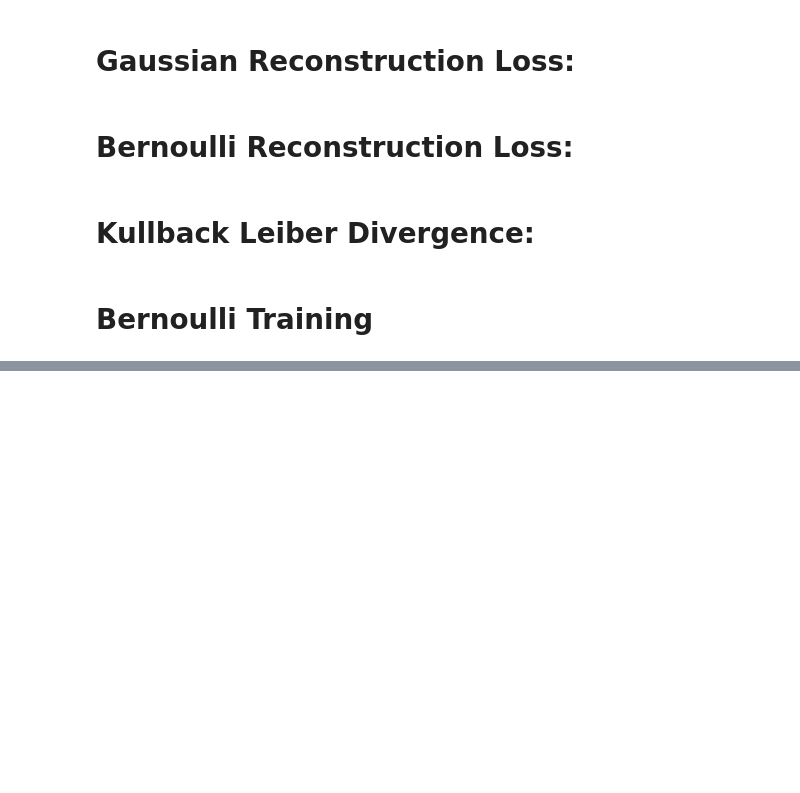
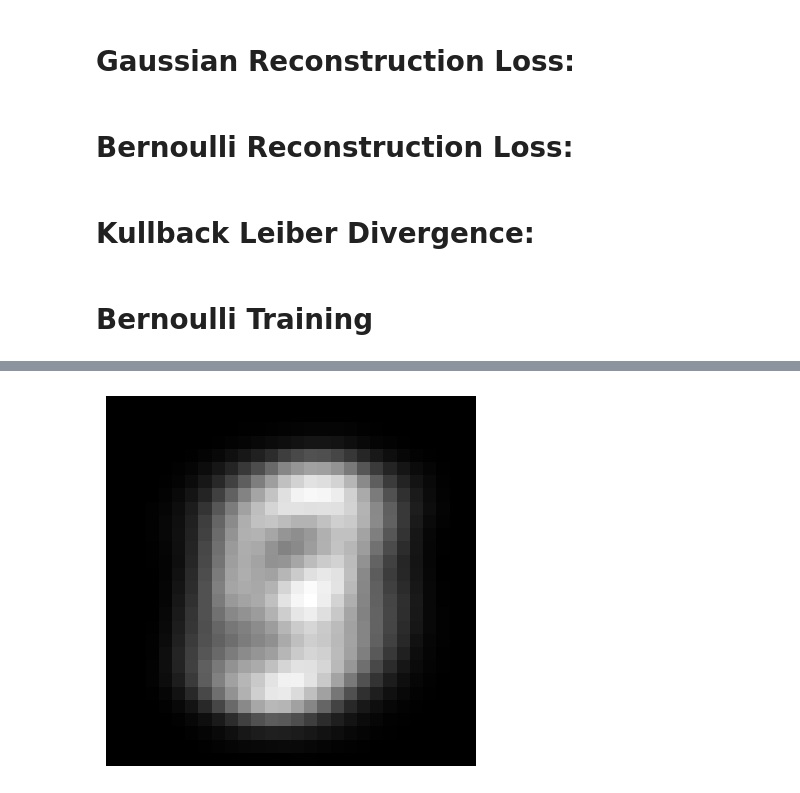
Before and after one commit to Bartosz-G/my_autoencoding_variational_bayes, a Jupyter notebook: my_autoencoding_variational_bayes.ipynb, the cells around one changed output, grey strips where cells are left out. Drawn from its saved outputs; the diff is of its cells as text; code cells hidden in the pictures; blank space fills up the shorter version.

Commit message:
trained bernoulli VAE - stuck in a local minimum

```diff
--- a/my_autoencoding_variational_bayes.ipynb
+++ b/my_autoencoding_variational_bayes.ipynb
@@ -143,19 +137,12 @@ class BernoulliAutoEncodingVariationalBayes(nn.Module):
     def encoder_forward(self, X):
         h = self.encoder_mlp(X)
         latent_u = self.latent_u_prediction_head(h)
-        latent_variance = self.latent_variance_prediction_head(h)
-
-        latent_logvariance = torch.log(latent_variance)
+        latent_logvariance = self.latent_variance_prediction_head(h)
 
         return latent_u, latent_logvariance # These are the estimates of parameters for q_phi(Z|X) ~ N(latent_u, latent_variance)
 
-    def decoder_forward(self, latent_u, latent_logvariance, sampled_error_e = 0):
-        Z = latent_u + torch.sqrt(torch.exp(latent_logvariance))*sampled_error_e # Latent variables Z
-        # We sample from prior only during training, so during prediction Z = latent_u
-
-        output_u = self.decoder_mlp(Z)
-
-        return output_u # These are the estimates of parameters for p_theta(X|Z) ~ Bernoulli(Z)
+    def decoder_forward(self, Z):
+        return self.decoder_mlp(Z) # These are the estimates of parameters for p_theta(X|Z) ~ Bernoulli(Z)
 
     def sample_from_prior(self):
         samples = torch.randn(self.hidden_layers) # This is a prior p(Z) ~ N(0,1)
@@ -163,9 +150,10 @@ class BernoulliAutoEncodingVariationalBayes(nn.Module):
 
     def forward(self, X):
         latent_u, latent_logvariance = self.encoder_forward(X)
-
         sampled_error_e = self.sample_from_prior()
 
-        X_hat = self.decoder_forward(latent_u, latent_logvariance, sampled_error_e)
+        Z = latent_u + torch.sqrt(torch.exp(latent_logvariance))*sampled_error_e # Latent variables Z
+
+        X_hat = self.decoder_forward(Z)
 
         return X_hat, latent_u, latent_logvariance
@@ -240,13 +223,13 @@ def kullback_leiber_divergence(latent_u, latent_logvar):
 # %%
-BVAE = BernoulliAutoEncodingVariationalBayes(784, 10)
-# BVAE.apply(init_weights_normal)
-num_epochs = 50
+BVAE = BernoulliAutoEncodingVariationalBayes(784, 2, 500)
+BVAE.apply(init_weights_normal)
+num_epochs = 30
 
-# Optimizer
-optimizer = optim.SGD(BVAE.parameters(), lr=0.00001)  # Adjust learning rate as needed
 
-# Training loop
-num_epochs = 50  # Set the number of epochs
+optimizer = optim.Adam(BVAE.parameters(), lr=0.001)
+# scheduler = optim.lr_scheduler.StepLR(optimizer, step_size=5, gamma=0.1)# Adjust learning rate as needed
+
+
 for epoch in range(num_epochs):
     BVAE.train()
     train_loss = 0.0
@@ -275,6 +258,7 @@ for epoch in range(num_epochs):
 
         train_loss += loss.item()
 
+    # scheduler.step()
     # Compute average loss for this epoch
     average_loss = train_loss / len(train_loader.dataset)
     print(f'Epoch [{epoch+1}/{num_epochs}], Loss: {average_loss:.4f}')
@@ -326,0 +349,8 @@ tensor([[    nan, -2.6036, -3.7195,     nan, -2.6672,     nan, -4.7744, -1.6671,
+# %%
+x_decoded = BVAE.decoder_forward(torch.tensor([1,0]).float())
+digit = x_decoded.detach().cpu().reshape(28, 28)
+plt.imshow(digit, cmap='gray')
+plt.axis('off')
+plt.show()
+# %% [output]
+[figure, added]
```
Also changed, not shown: parts of 15 cells of this notebook.
